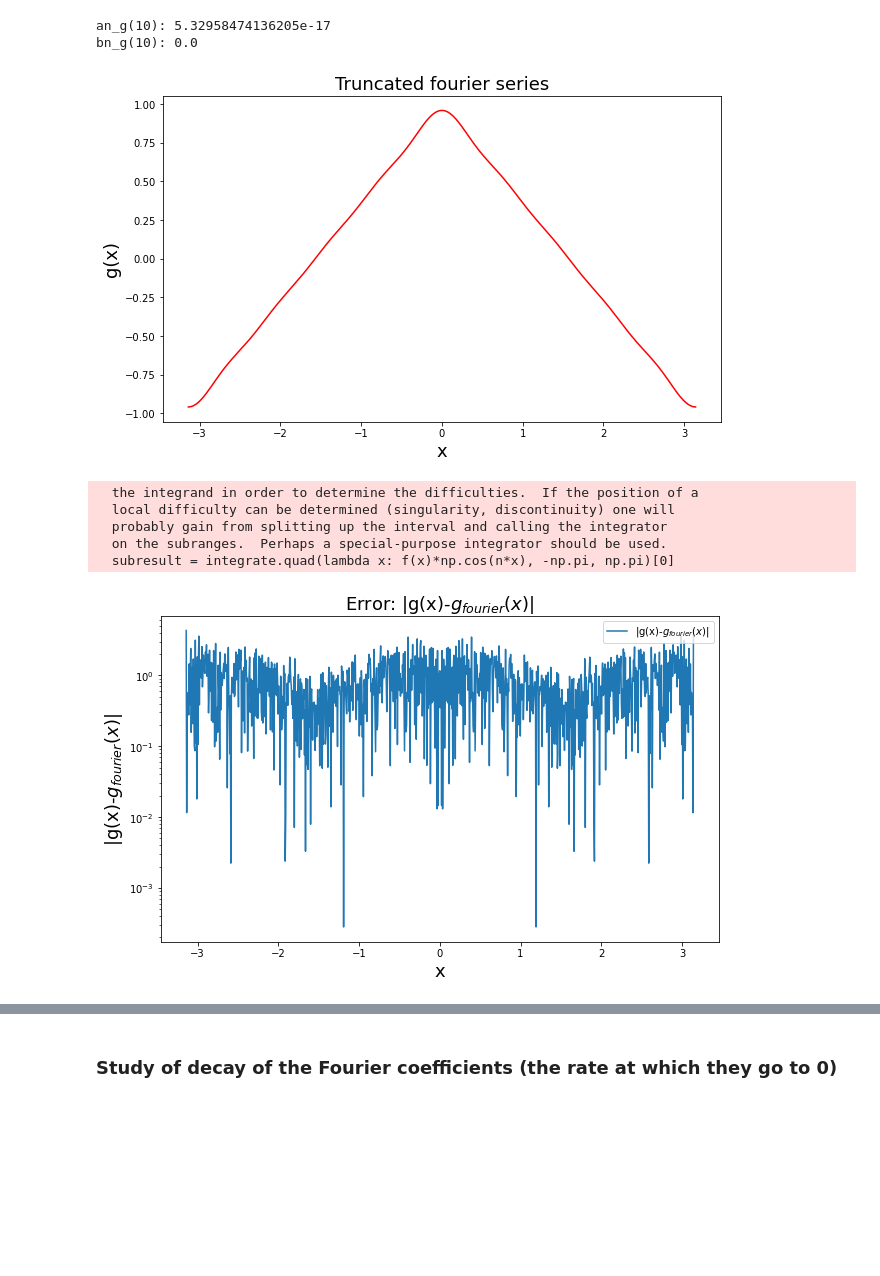
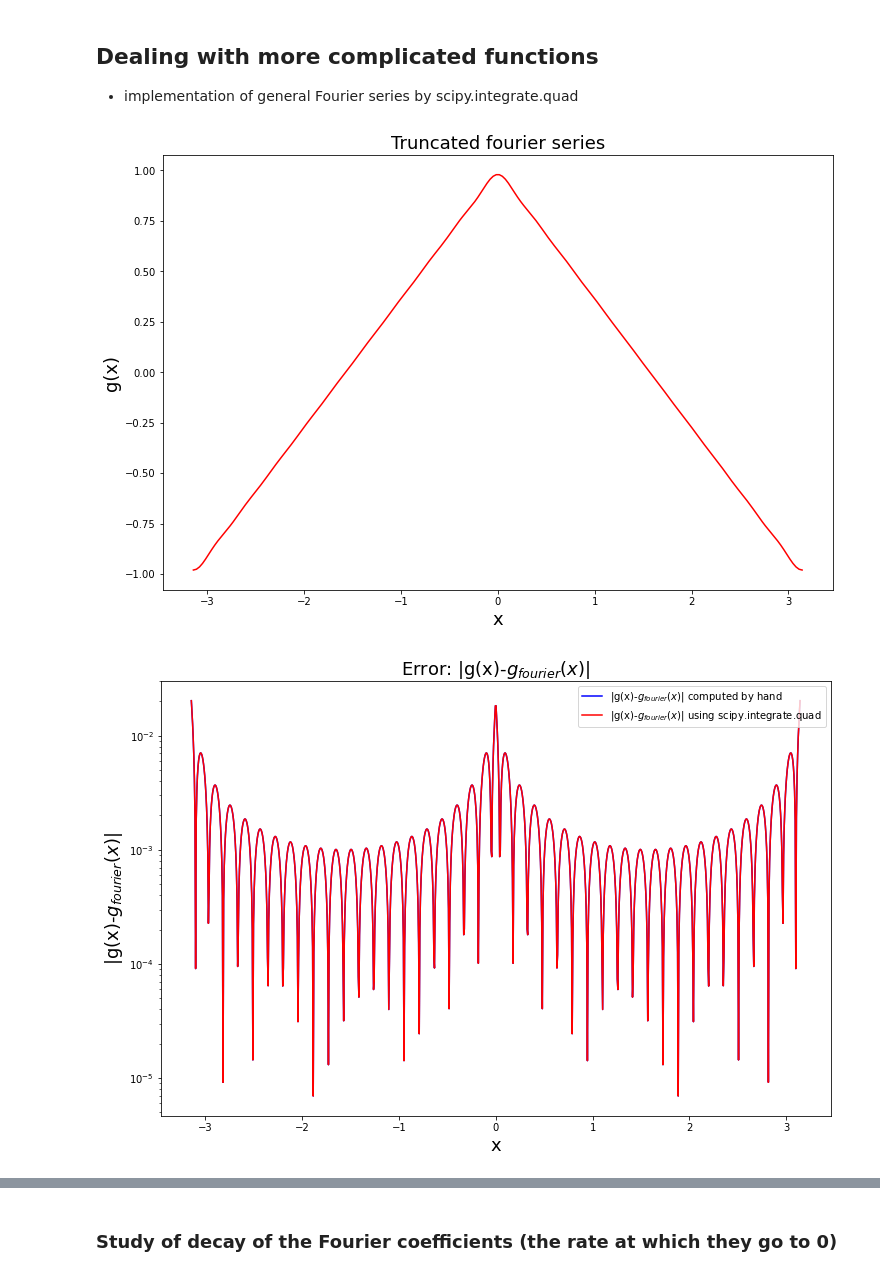
Before and after one commit to Kev1MSL/MAA-106-Project, a Jupyter notebook: Project_Li_Messali.ipynb, the cells around one changed output, grey strips where cells are left out. Cells and saved outputs as stored; diff of their text form; code cells hidden in the pictures; blank space fills up the shorter version.

```diff
--- a/Project_Li_Messali.ipynb
+++ b/Project_Li_Messali.ipynb
@@ -177,6 +227,14 @@ bn_f2(n): 0
+# %% [markdown]
+## Dealing with more complicated functions
+- implementation of general Fourier series by scipy.integrate.quad
 # %%
 
 def g(x):
+    """
+    You can type in (or override) any function here:
+    Try uncomment the following #return np.sin(x)/x
+    """
+    #return np.sin(x)/x if x!=0 else 1
     return 1 - (2*(np.abs(x)/np.pi))
 
 def an_f(f, n):
@@ -192,50 +250,48 @@ def an_f(f, n):
 def bn_f(f, n):
     """
     We used scipy.integrate to calculate the integral
     scipy.integrate() returns a tuple,
     where the first element holding the estimated value of the integral
     and the second element holding an upper bound on the error
     """
     subresult = integrate.quad(lambda x: f(x)*np.sin(n*x), -np.pi, np.pi)[0]
     return (1/(2*np.pi))*subresult
 
 
 def truncated_fourier_series(f, x, N):
     """
     temp: variable used to store the truncated sum
     range(1,n): compute sum from n=1 to n=N-1
     """
     a_0 = an_f(f, 0)
     temp = a_0
     for i in range(1,N):
         a_i = an_f(f, i)
         b_i = bn_f(f, i)
         temp += 2*(a_i*np.cos(i*x) + b_i*np.sin(i*x))
     return temp
 
-
-n = 10
-print(f'an_g(10): {an_f(g, n)}')
-print(f'bn_g(10): {bn_f(g, n)}')
-
 X = np.linspace(-np.pi, np.pi, 200)
-plt.figure(figsize=(10, 6))
-plt.plot(X, truncated_fourier_series(g, X, n), color="red")
+N = 20 # N is the stopping number for the infinite sum, larger the better
+plt.figure(figsize = (12,8))
+plt.plot(X, truncated_fourier_series(g, X, N), color="red")
 plt.xlabel('x', fontsize = 18)
 plt.ylabel('g(x)', fontsize = 18)
 plt.title('Truncated fourier series', fontsize = 18)
 plt.show()
 # %% [output]
-an_g(10): 5.32958474136205e-17
-bn_g(10): 0.0
-[figure, old version]
+[figure, new version]
 # %%
 tab_x = np.linspace(-np.pi, np.pi, 1000)
 
-tab_err = np.abs( g(tab_x) - truncated_fourier_series(g, tab_x, N) )
+N = 20 # N is the stopping number for the infinite sum, larger the better
+tab_err0 = np.abs( g(tab_x) - S_f2(tab_x, N) )
+tab_err1 = np.abs( g(tab_x) - truncated_fourier_series(g, tab_x, N) )
 
-plt.figure(figsize=(10, 6))
-plt.plot(tab_x, tab_err, label='|g(x)-$g_{fourier}(x)$|')
+plt.figure(figsize = (12,8))
+plt.plot(tab_x, tab_err0, label='|g(x)-$g_{fourier}(x)$| computed by hand', color='blue')
+plt.plot(tab_x, tab_err1, label='|g(x)-$g_{fourier}(x)$| using scipy.integrate.quad', color='red')
+# both plot overlaps, it's normal that you didn't see the blue plot
 plt.xlabel('x', fontsize = 18)
 plt.yscale("log")
 plt.ylabel('|g(x)-$g_{fourier}(x)$|', fontsize = 18)
@@ -243,12 +299,7 @@ plt.title('Error: |g(x)-$g_{fourier}(x)$|', fontsize = 18)
 plt.legend(loc='upper right')
 plt.show()
 # %% [output]
-  the integrand in order to determine the difficulties.  If the position of a
-  local difficulty can be determined (singularity, discontinuity) one will
-  probably gain from splitting up the interval and calling the integrator
-  on the subranges.  Perhaps a special-purpose integrator should be used.
-  subresult = integrate.quad(lambda x: f(x)*np.cos(n*x), -np.pi, np.pi)[0]
-[figure, old version]
+[figure, new version]
 # %% [markdown]
 Check numerically how the associated truncated Fourier series approximate $ g $
 
```
Also changed, not shown: parts of 22 cells of this notebook.
